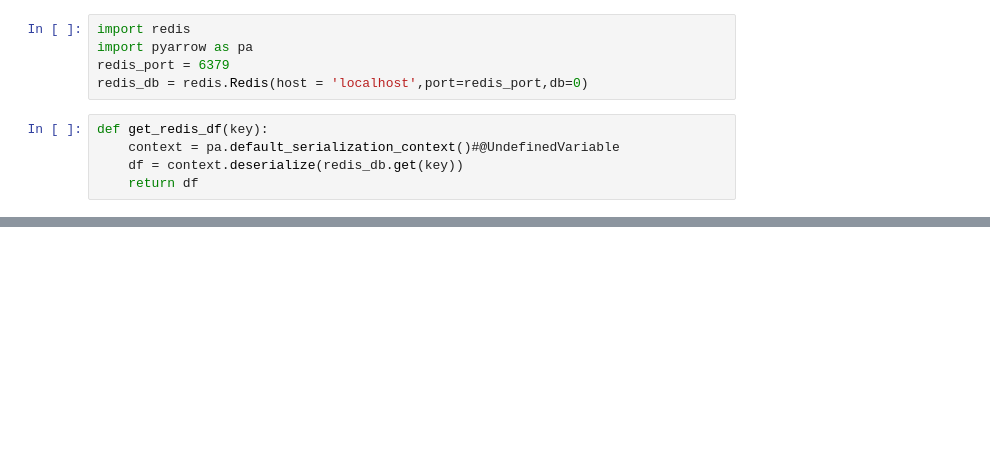
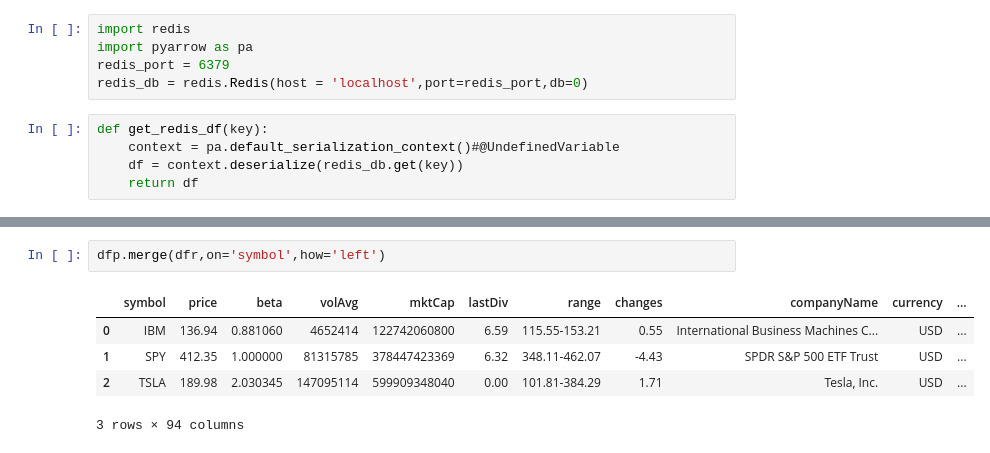
Before and after one commit to bgithub1/risktables, a Jupyter notebook: risktables/risk_example_1.ipynb, the cells around one changed output, grey strips where cells are left out. Drawn from its saved outputs; the diff is of its cells as text; blank space fills up the shorter version.

```diff
--- a/risktables/risk_example_1.ipynb
+++ b/risktables/risk_example_1.ipynb
@@ -115,0 +289,8 @@ dfr[dfr.symbol=='SPY']
+# %%
+dfp.merge(dfr,on='symbol',how='left')
+# %% [output]
+|  | symbol | price | beta | volAvg | mktCap | lastDiv | range | changes | companyName | currency | ... |
+| 0 | IBM | 136.94 | 0.881060 | 4652414 | 122742060800 | 6.59 | 115.55-153.21 | 0.55 | International Business Machines C... | USD | ... |
+| 1 | SPY | 412.35 | 1.000000 | 81315785 | 378447423369 | 6.32 | 348.11-462.07 | -4.43 | SPDR S&P 500 ETF Trust | USD | ... |
+| 2 | TSLA | 189.98 | 2.030345 | 147095114 | 599909348040 | 0.00 | 101.81-384.29 | 1.71 | Tesla, Inc. | USD | ... |
+3 rows × 94 columns
```
Also changed, not shown: parts of 17 cells of this notebook, 5 other files.
